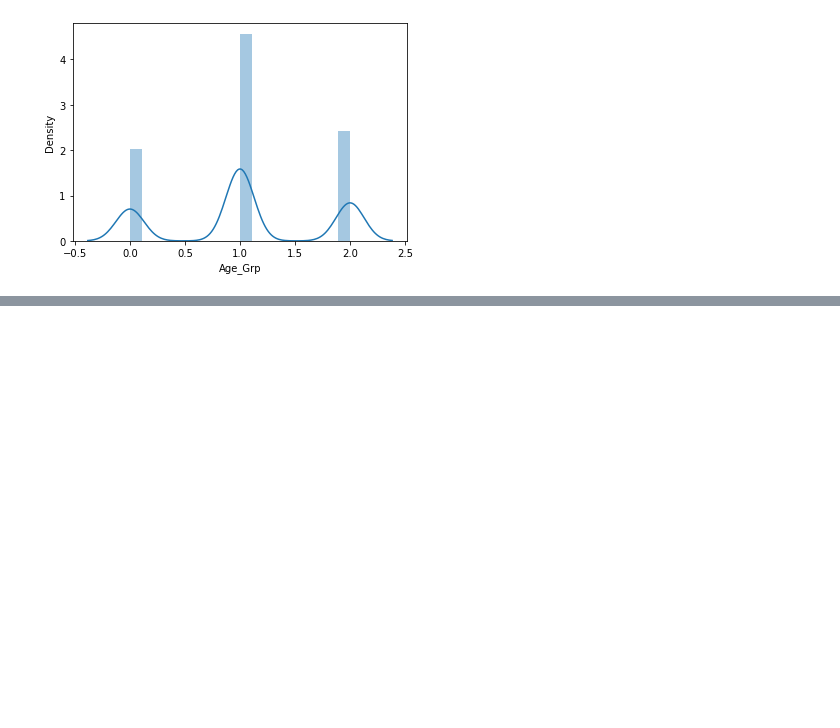
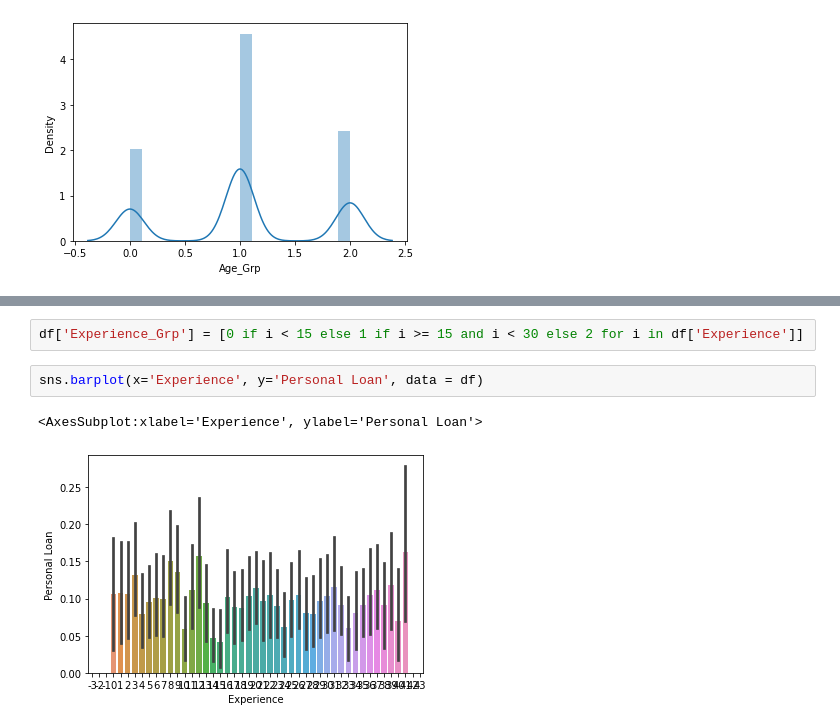
Before and after one commit to CaptaiN785/ML-Notebooks, a Jupyter notebook: Naive_bayes/main.ipynb, the cells around one changed output, grey strips where cells are left out. Saved outputs shown, nothing was run; the diff lists cells and outputs as text; blank space fills up the shorter version.

```diff
--- a/Naive_bayes/main.ipynb
+++ b/Naive_bayes/main.ipynb
@@ -211,0 +213,7 @@ ValueError: Could not interpret input 'Exprience'
+# %%
+df['Experience_Grp'] = [0 if i < 15 else 1 if i >= 15 and i < 30 else 2 for i in df['Experience']]
+# %%
+sns.barplot(x='Experience', y='Personal Loan', data = df)
+# %% [output]
+<AxesSubplot:xlabel='Experience', ylabel='Personal Loan'>
+[figure, added]
```
Also changed, not shown: parts of 65 cells of this notebook.
